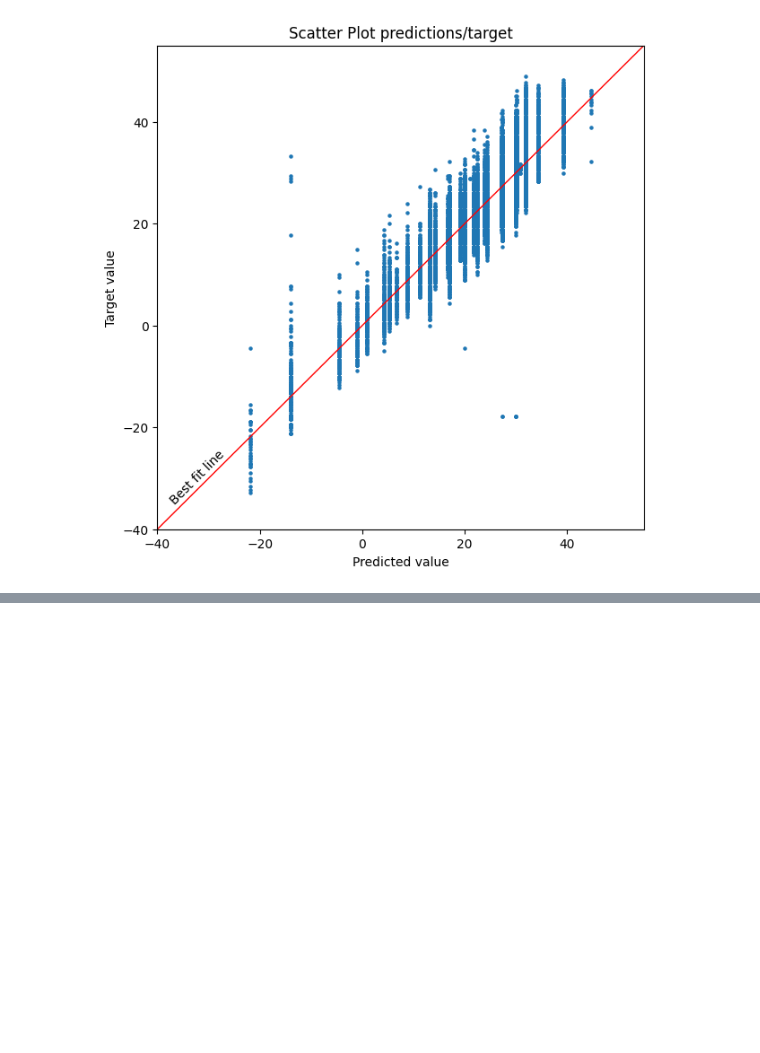
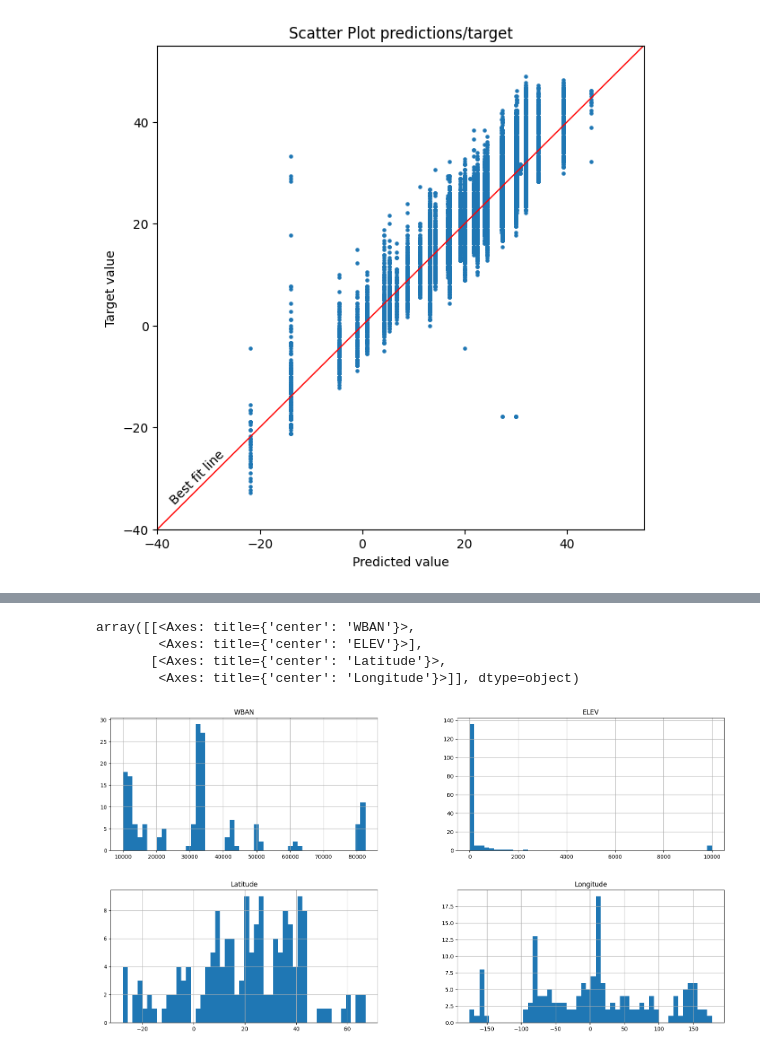
Before and after one commit to SamuelMagnano/Kaggle_Weather_prediction, a Jupyter notebook: Weather_Prediction.ipynb, the cells around one changed output, grey strips where cells are left out. Drawn from its saved outputs; the diff is of its cells as text; code cells hidden in the pictures; blank space fills up the shorter version.

```diff
--- a/Weather_Prediction.ipynb
+++ b/Weather_Prediction.ipynb
@@ -434,0 +473,9 @@ As a benchmark model this is way too good, but i will try to get an even better
+# %%
+to_be_addedd = ['WBAN','ELEV','Latitude','Longitude']
+stations[to_be_addedd].hist(figsize=(20,10), bins=50)
+# %% [output]
+array([[<Axes: title={'center': 'WBAN'}>,
+        <Axes: title={'center': 'ELEV'}>],
+       [<Axes: title={'center': 'Latitude'}>,
+        <Axes: title={'center': 'Longitude'}>]], dtype=object)
+[figure, added]
```
Also changed, not shown: parts of 34 cells of this notebook.
